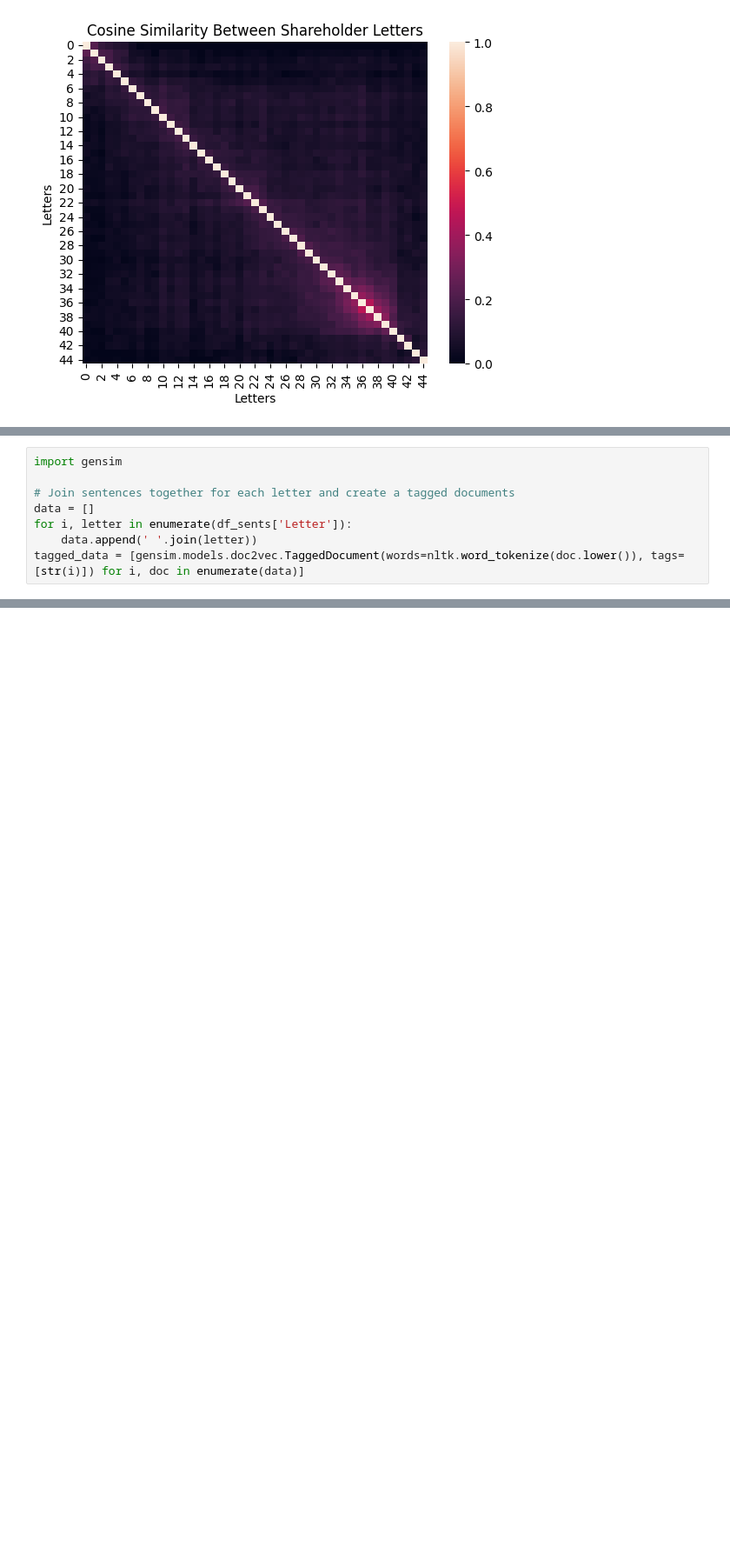
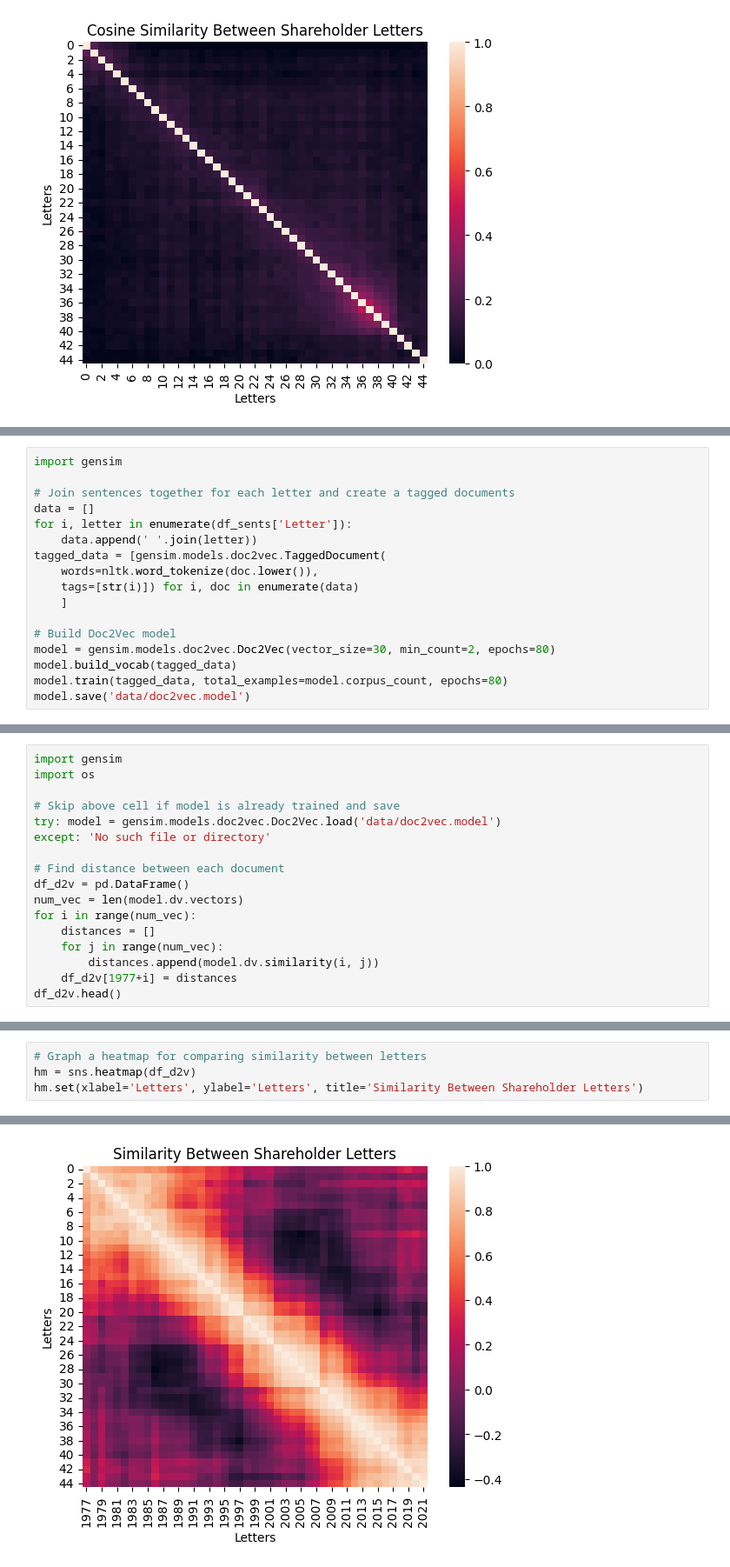
Before and after one commit to biovino1/BuffetLetters, a Jupyter notebook: similarity.ipynb, the cells around one changed output, grey strips where cells are left out. Shown at 87% size. Drawn from its saved outputs; the diff is of its cells as text; blank space fills up the shorter version.

Commit message:
added doc2vec model and similarity results

```diff
--- a/similarity.ipynb
+++ b/similarity.ipynb
@@ -185,4 +186,13 @@ import gensim
 data = []
 for i, letter in enumerate(df_sents['Letter']):
     data.append(' '.join(letter))
-tagged_data = [gensim.models.doc2vec.TaggedDocument(words=nltk.word_tokenize(doc.lower()), tags=[str(i)]) for i, doc in enumerate(data)]
+tagged_data = [gensim.models.doc2vec.TaggedDocument(
+    words=nltk.word_tokenize(doc.lower()),
+    tags=[str(i)]) for i, doc in enumerate(data)
+    ]
+
+# Build Doc2Vec model
+model = gensim.models.doc2vec.Doc2Vec(vector_size=30, min_count=2, epochs=80)
+model.build_vocab(tagged_data)
+model.train(tagged_data, total_examples=model.corpus_count, epochs=80)
+model.save('data/doc2vec.model')
@@ -197,0 +199,17 @@ if not os.path.exists('data/doc2vec.model'):
+# %%
+import gensim
+import os
+
+# Skip above cell if model is already trained and save
+try: model = gensim.models.doc2vec.Doc2Vec.load('data/doc2vec.model')
+except: 'No such file or directory'
+
+# Find distance between each document
+df_d2v = pd.DataFrame()
+num_vec = len(model.dv.vectors)
+for i in range(num_vec):
+    distances = []
+    for j in range(num_vec):
+        distances.append(model.dv.similarity(i, j))
+    df_d2v[1977+i] = distances
+df_d2v.head()
@@ -197,0 +224,5 @@ if not os.path.exists('data/doc2vec.model'):
+# %%
+# Graph a heatmap for comparing similarity between letters
+hm = sns.heatmap(df_d2v)
+hm.set(xlabel='Letters', ylabel='Letters', title='Similarity Between Shareholder Letters')
+# %% [output]
@@ -197,0 +232 @@ if not os.path.exists('data/doc2vec.model'):
+[figure, added]
```
Also changed, not shown: parts of 5 cells of this notebook, 1 other file.
